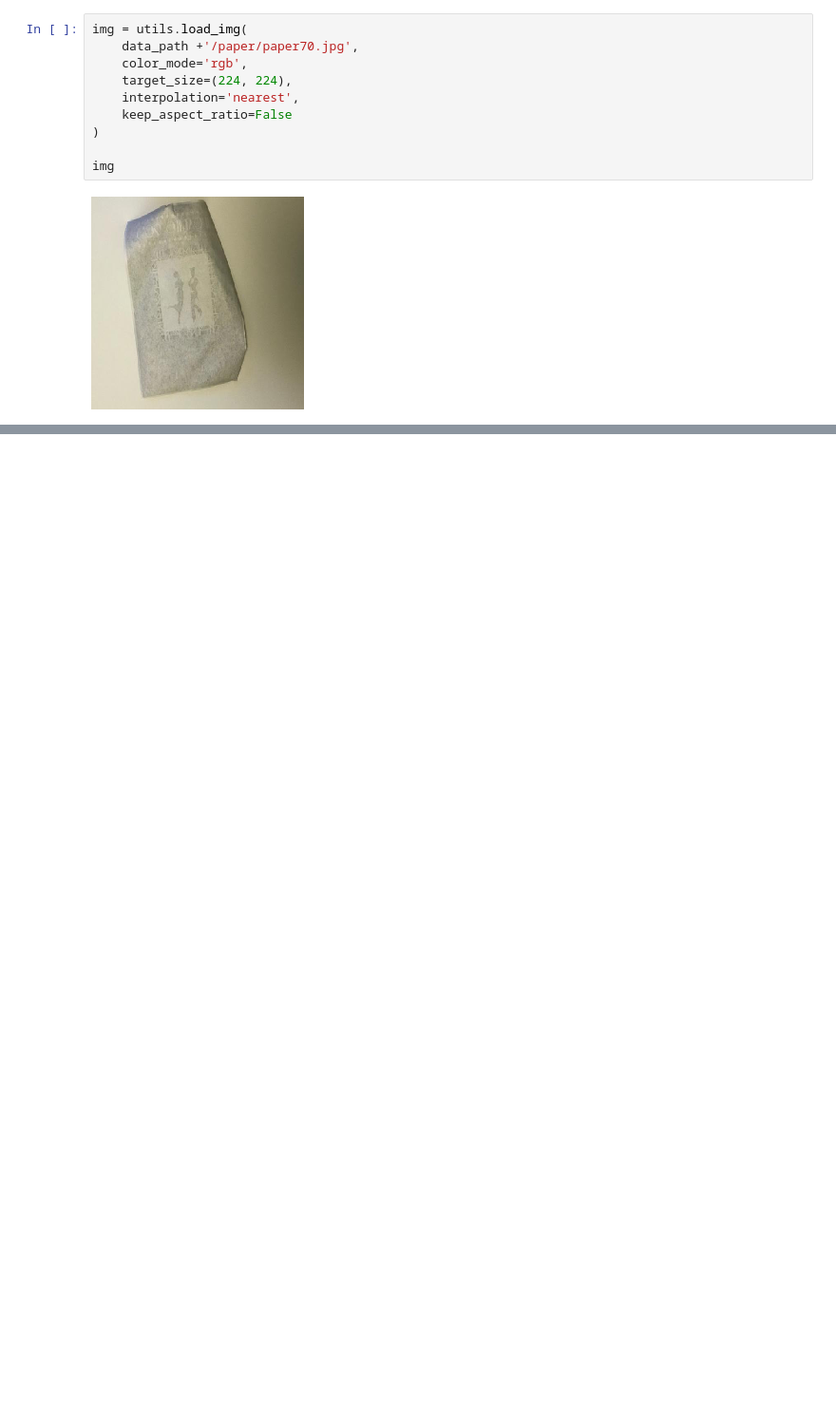
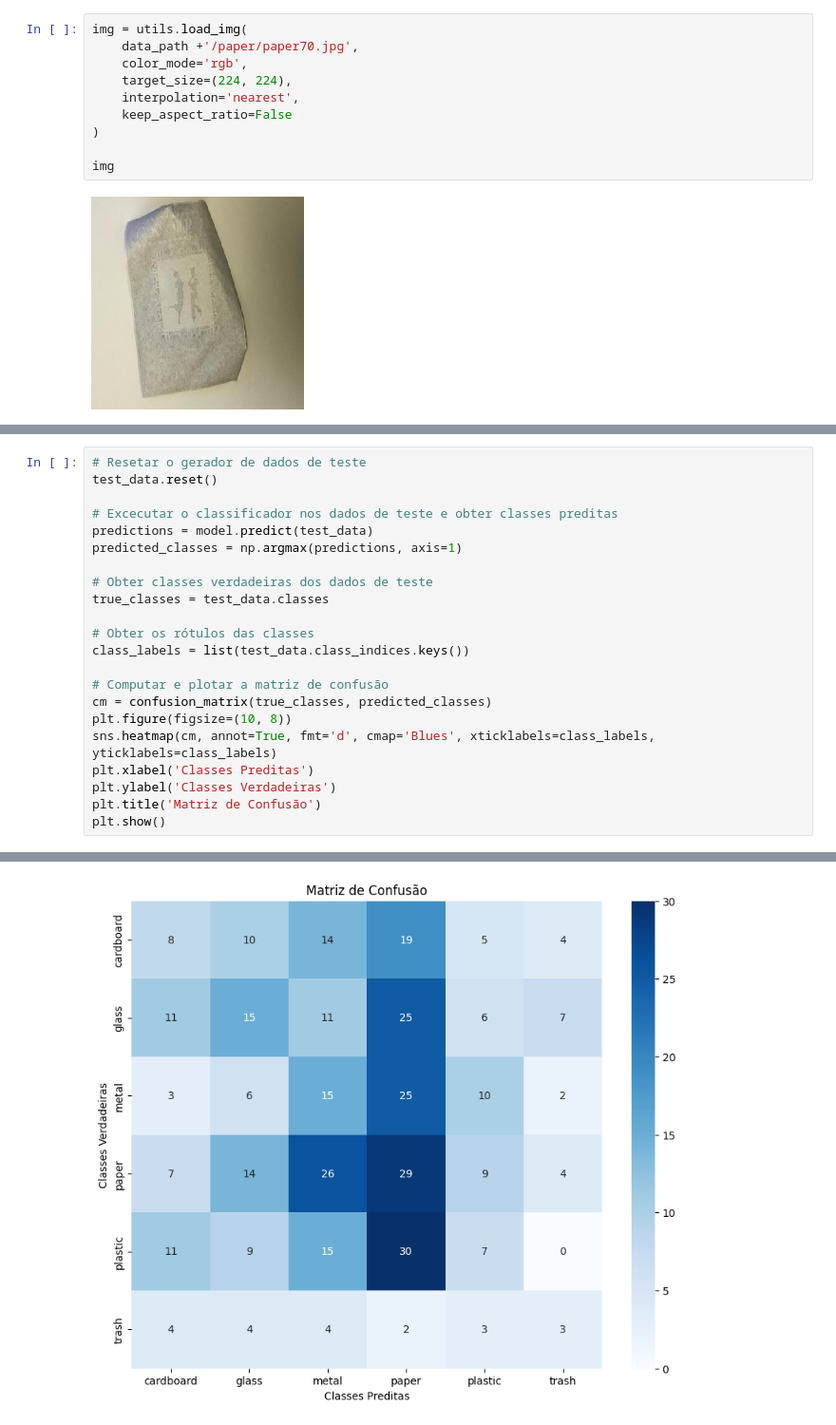
Before and after one commit to AndreKaled/classificacao-lixo-reciclagem, a Jupyter notebook: Trash_Garbage_Type_Detection_using_CNN.ipynb, the cells around one changed output, grey strips where cells are left out. Shown at 95% size. Drawn from its saved outputs; the diff is of its cells as text; blank space fills up the shorter version.

Commit message:
matriz de confusão e conclusão do luiz + mudançinhas de organização e documentação

```diff
--- a/Trash_Garbage_Type_Detection_using_CNN.ipynb
+++ b/Trash_Garbage_Type_Detection_using_CNN.ipynb
@@ -458 +476,24 @@ for key, value in classes.items():
 paper
+# %%
+# Resetar o gerador de dados de teste
+test_data.reset()
+
+# Excecutar o classificador nos dados de teste e obter classes preditas
+predictions = model.predict(test_data)
+predicted_classes = np.argmax(predictions, axis=1)
+
+# Obter classes verdadeiras dos dados de teste
+true_classes = test_data.classes
+
+# Obter os rótulos das classes
+class_labels = list(test_data.class_indices.keys())
+
+# Computar e plotar a matriz de confusão
+cm = confusion_matrix(true_classes, predicted_classes)
+plt.figure(figsize=(10, 8))
+sns.heatmap(cm, annot=True, fmt='d', cmap='Blues', xticklabels=class_labels, yticklabels=class_labels)
+plt.xlabel('Classes Preditas')
+plt.ylabel('Classes Verdadeiras')
+plt.title('Matriz de Confusão')
+plt.show()
+# %% [output]
@@ -458,0 +510 @@ paper
+[figure, added]
```
Also changed, not shown: parts of 14 cells of this notebook.
